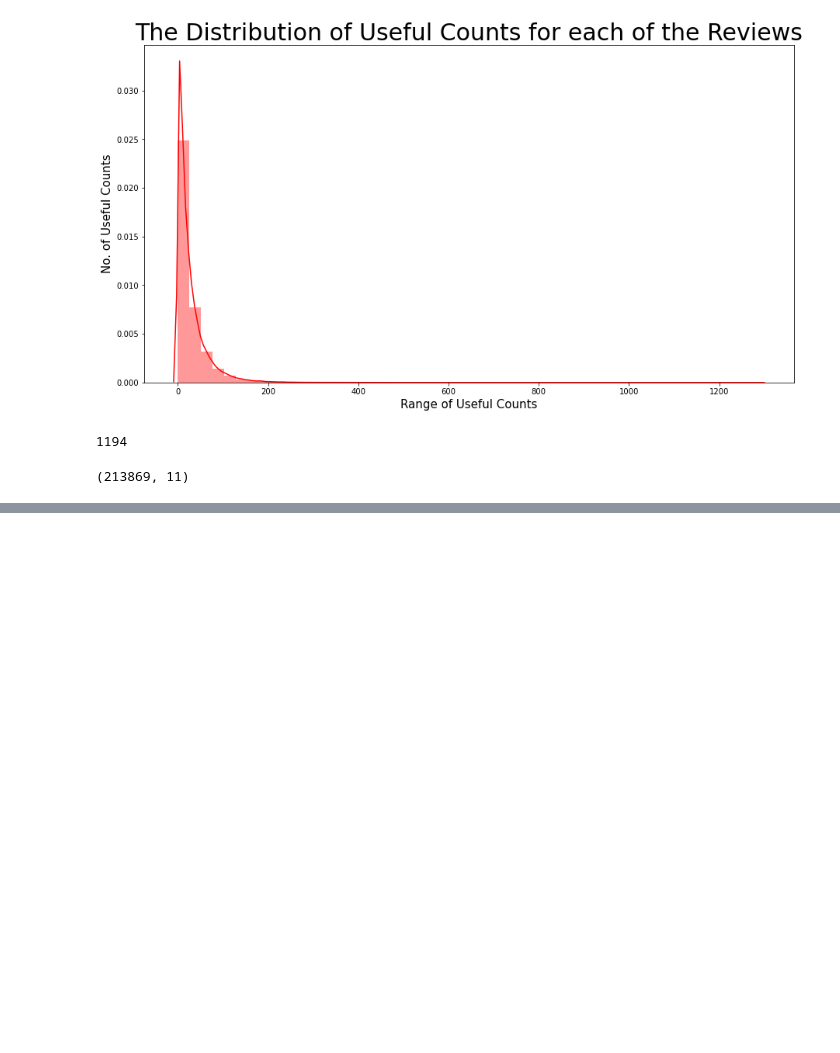
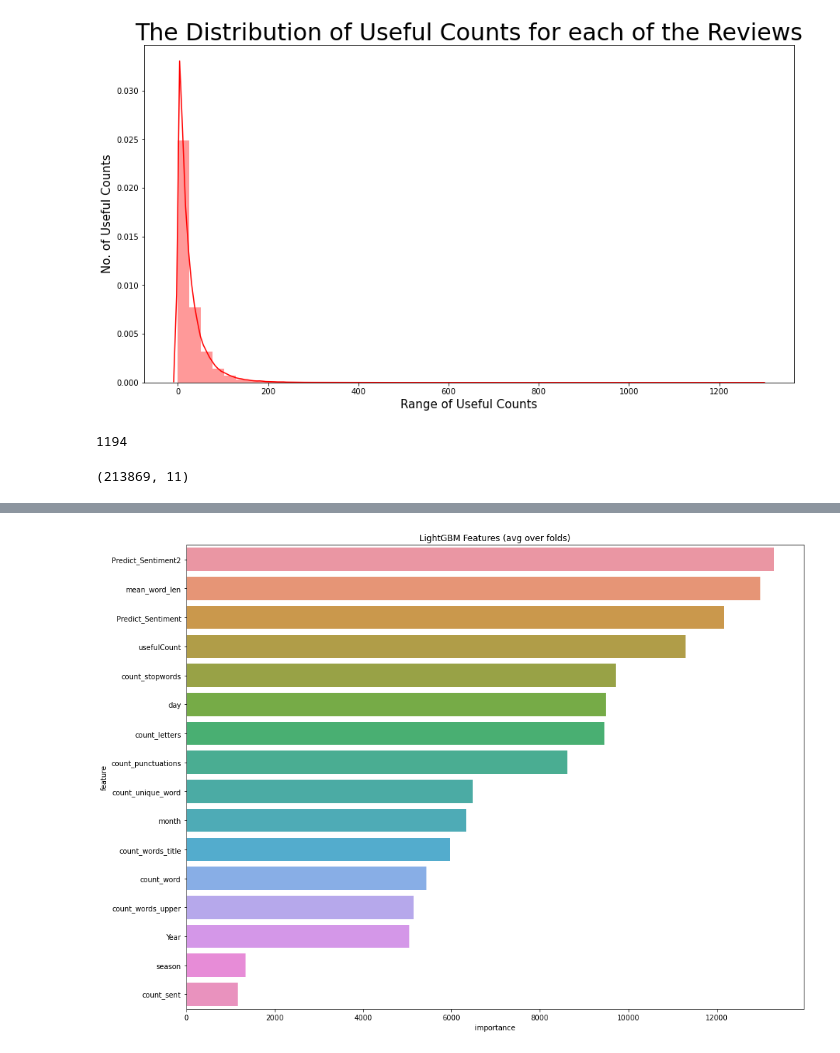
Before and after one commit to ikartikk/Drugs-Recommendation-System, a Jupyter notebook: model.ipynb, the cells around one changed output, grey strips where cells are left out. Drawn from its saved outputs; the diff is of its cells as text; code cells hidden in the pictures; blank space fills up the shorter version.

```diff
--- a/model.ipynb
+++ b/model.ipynb
@@ -249,0 +486,11 @@ df_condition.head()
+# %%
+from textblob import TextBlob
+from tqdm import tqdm
+reviews = data['review_clean']
+
+Predict_Sentiment = []
+for review in tqdm(reviews):
+    blob = TextBlob(review)
+    Predict_Sentiment += [blob.sentiment.polarity]
+data["Predict_Sentiment"] = Predict_Sentiment
+data.head()
@@ -249,0 +504,10 @@ df_condition.head()
+# %%
+# predict sentiment 2
+
+reviews = data['review']
+
+Predict_Sentiment = []
+for review in tqdm(reviews):
+    blob = TextBlob(review)
+    Predict_Sentiment += [blob.sentiment.polarity]
+data["Predict_Sentiment2"] = Predict_Sentiment
@@ -249,0 +547,5 @@ df_condition.head()
+# %%
+# lenght of train
+
+len_train = df_train.shape[0]
+print(len_train)
@@ -249,0 +554,5 @@ df_condition.head()
+# %%
+df_train = data[:len_train]
+df_test = data[len_train:]
+
+df_train.columns
@@ -249,0 +627,13 @@ df_condition.head()
+# %%
+cols = feature_importance_df[["feature", "importance"]].groupby("feature").mean().sort_values(
+    by="importance", ascending = False)[:50].index
+
+best_features = feature_importance_df.loc[feature_importance_df.feature.isin(cols)]
+
+plt.figure(figsize=(14,10))
+sns.barplot(x="importance", y="feature", data = best_features.sort_values(by="importance", ascending=False))
+plt.title('LightGBM Features (avg over folds)')
+plt.tight_layout()
+#plt.savefig('lgbm_importances.png')
+# %% [output]
+[figure, added]
```
Also changed, not shown: parts of 24 cells of this notebook, 1 other file.
